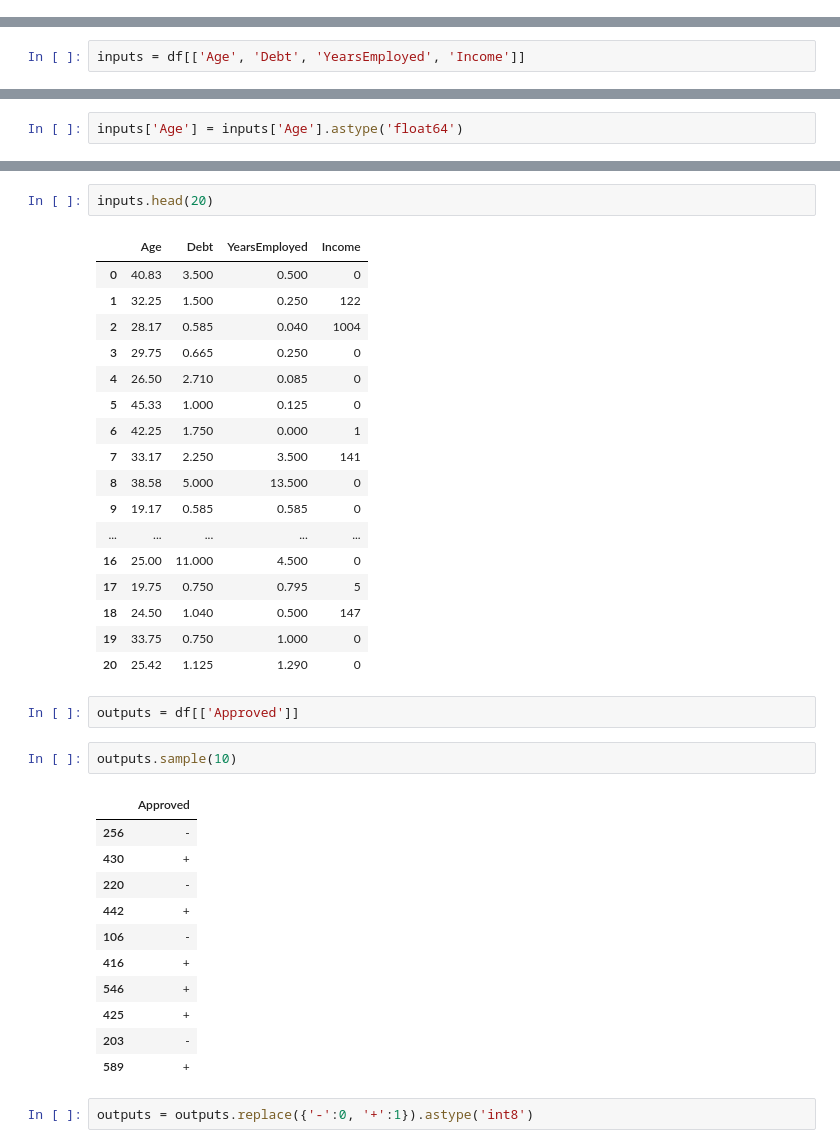
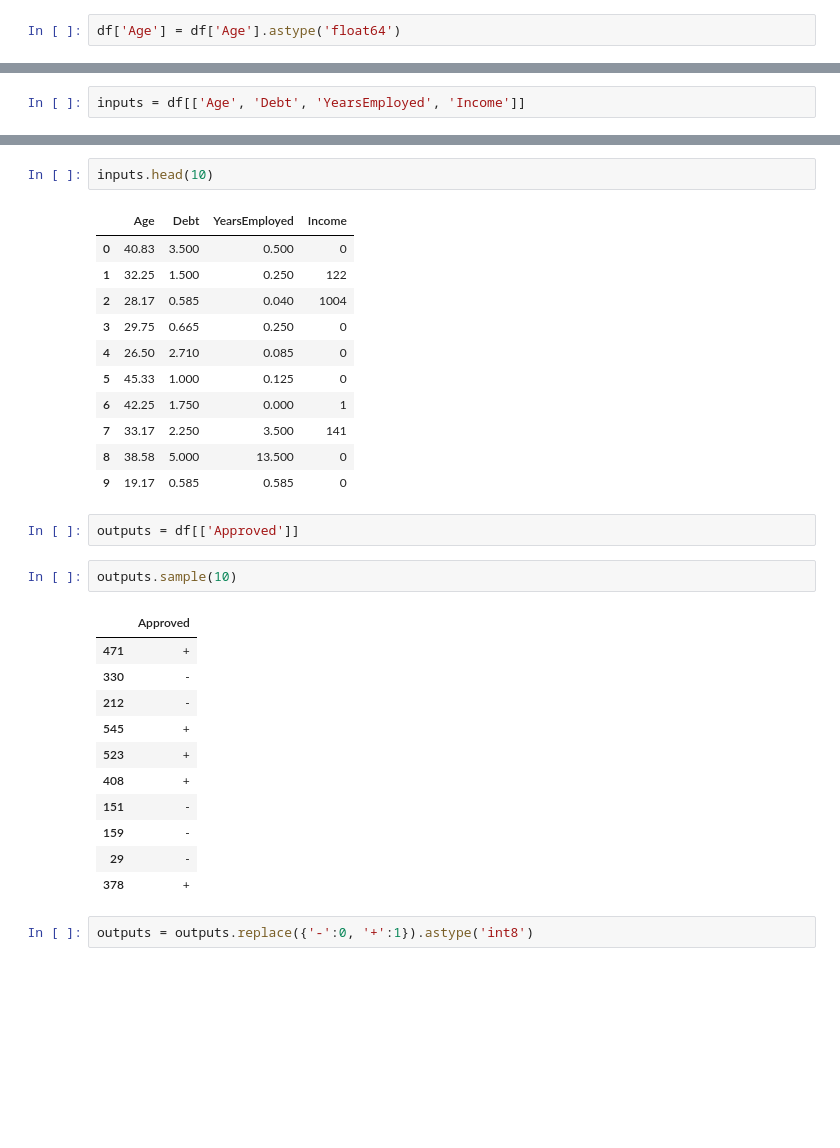
Before and after one commit to ruivieira/benchmark-models, a Jupyter notebook: minimal-numerical/notebooks/01-data-exploration.ipynb, the cells around one changed output, grey strips where cells are left out. Drawn from its saved outputs; the diff is of its cells as text; blank space fills up the shorter version.

```diff
--- a/minimal-numerical/notebooks/01-data-exploration.ipynb
+++ b/minimal-numerical/notebooks/01-data-exploration.ipynb
@@ -42,0 +68,2 @@ df = df[pd.to_numeric(df['Age'], errors='coerce').notnull()]
+# %%
+df['Age'] = df['Age'].astype('float64')
@@ -75,2 +153,0 @@ We can see that the `Age` variable is not being considered as a continuous numer
-# %%
-inputs['Age'] = inputs['Age'].astype('float64')
@@ -89,39 +154,33 @@ inputs.describe()
 # %%
-inputs.head(20)
+inputs.head(10)
 # %% [output]
 |  | Age | Debt | YearsEmployed | Income |
 | 0 | 40.83 | 3.500 | 0.500 | 0 |
 | 1 | 32.25 | 1.500 | 0.250 | 122 |
 | 2 | 28.17 | 0.585 | 0.040 | 1004 |
 | 3 | 29.75 | 0.665 | 0.250 | 0 |
 | 4 | 26.50 | 2.710 | 0.085 | 0 |
 | 5 | 45.33 | 1.000 | 0.125 | 0 |
 | 6 | 42.25 | 1.750 | 0.000 | 1 |
 | 7 | 33.17 | 2.250 | 3.500 | 141 |
 | 8 | 38.58 | 5.000 | 13.500 | 0 |
 | 9 | 19.17 | 0.585 | 0.585 | 0 |
-| ... | ... | ... | ... | ... |
-| 16 | 25.00 | 11.000 | 4.500 | 0 |
-| 17 | 19.75 | 0.750 | 0.795 | 5 |
-| 18 | 24.50 | 1.040 | 0.500 | 147 |
-| 19 | 33.75 | 0.750 | 1.000 | 0 |
-| 20 | 25.42 | 1.125 | 1.290 | 0 |
 # %%
 outputs = df[['Approved']]
 # %%
 outputs.sample(10)
 # %% [output]
 |  | Approved |
-| 256 | - |
-| 430 | + |
-| 220 | - |
-| 442 | + |
-| 106 | - |
-| 416 | + |
-| 546 | + |
-| 425 | + |
-| 203 | - |
-| 589 | + |
+| 471 | + |
+| 330 | - |
+| 212 | - |
+| 545 | + |
+| 523 | + |
+| 408 | + |
+| 151 | - |
+| 159 | - |
+| 29 | - |
+| 378 | + |
 # %%
 outputs = outputs.replace({'-':0, '+':1}).astype('int8')
 # %%
```
Also changed, not shown: parts of 26 cells of this notebook, 11 other files.
